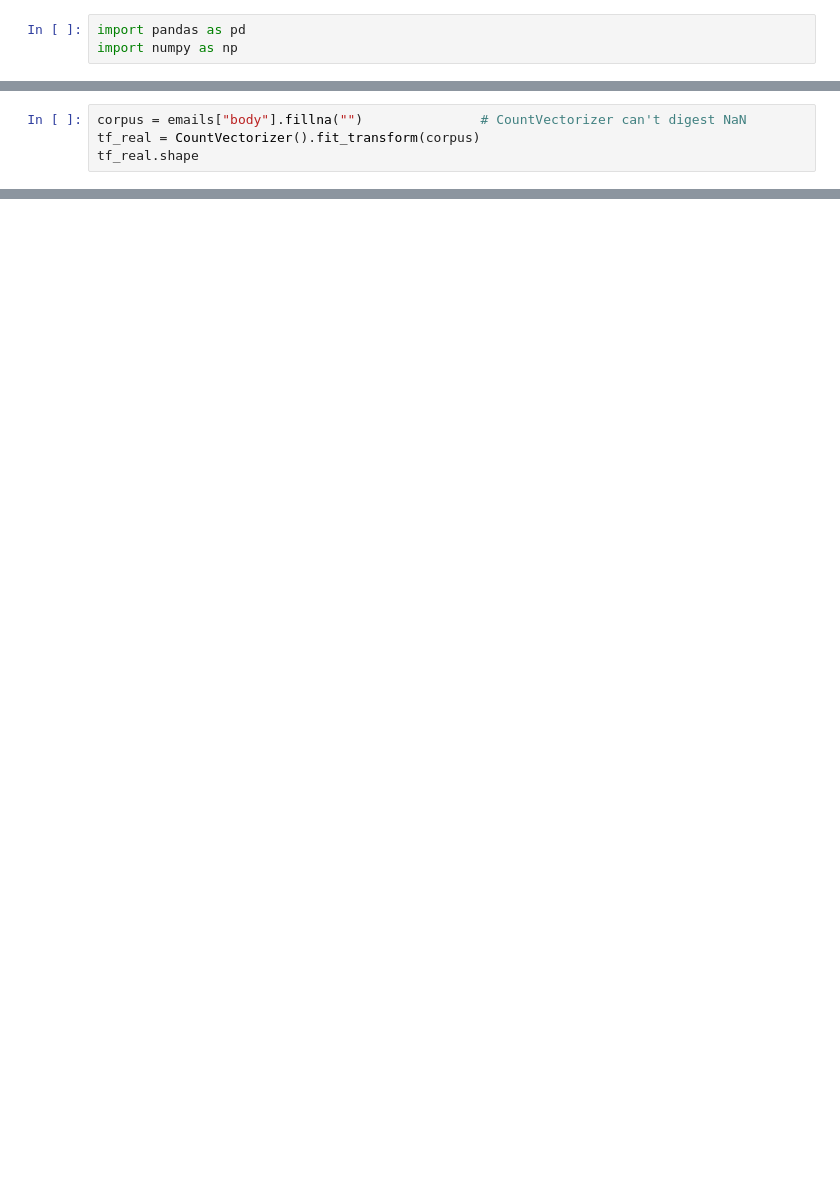
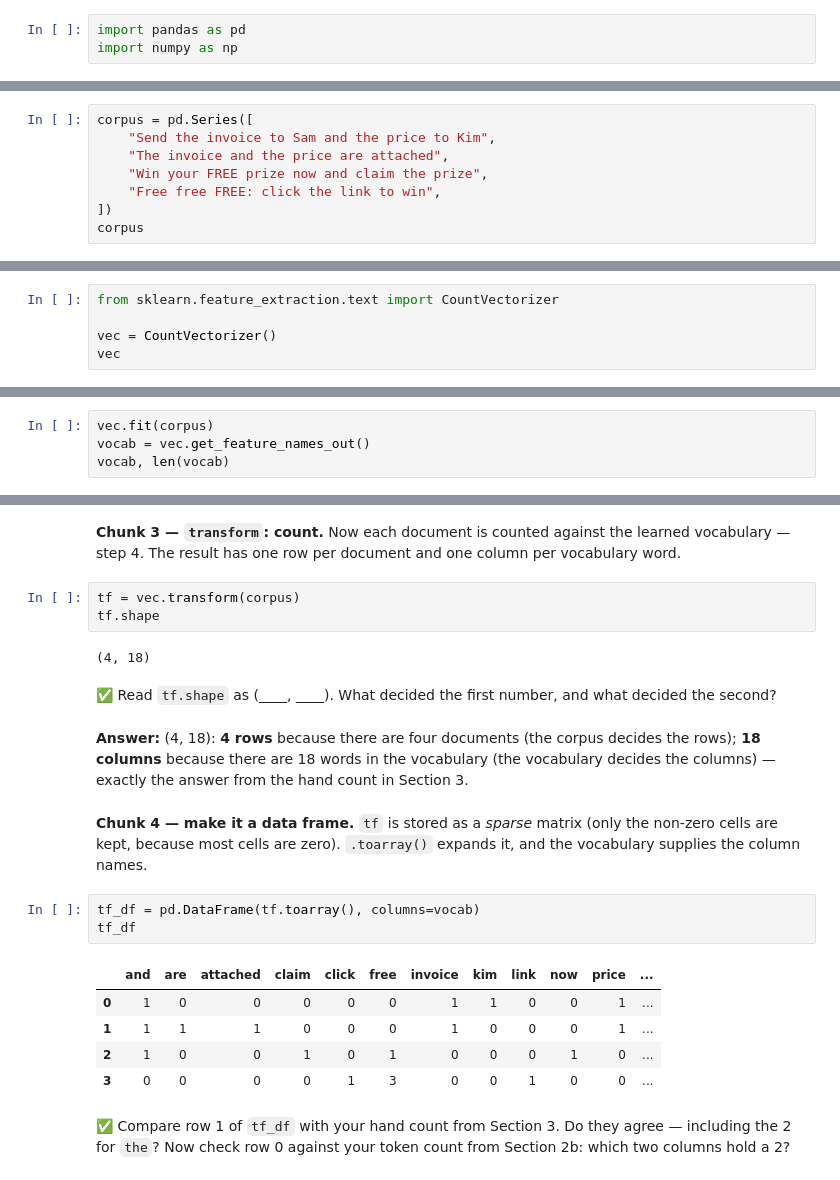
Before and after one commit to gato365/gsb5544_instructor_learn_prep, a Jupyter notebook: assignments/practice_activities/week_4/GSB5544_Topic_4_1_Text_as_Data-solution.ipynb, the cells around one changed output, grey strips where cells are left out. Drawn from its saved outputs; the diff is of its cells as text; blank space fills up the shorter version.

```diff
--- a/assignments/practice_activities/week_4/GSB5544_Topic_4_1_Text_as_Data-solution.ipynb
+++ b/assignments/practice_activities/week_4/GSB5544_Topic_4_1_Text_as_Data-solution.ipynb
@@ -53,0 +32,8 @@ dtype: str
+# %%
+corpus = pd.Series([
+    "Send the invoice to Sam and the price to Kim",
+    "The invoice and the price are attached",
+    "Win your FREE prize now and claim the prize",
+    "Free free FREE: click the link to win",
+])
+corpus
@@ -203,5 +169,6 @@ entries are missing, and `CountVectorizer` refuses `NaN` documents — `.fillna(
 # %%
-corpus = emails["body"].fillna("")               # CountVectorizer can't digest NaN
-tf_real = CountVectorizer().fit_transform(corpus)
-tf_real.shape
+from sklearn.feature_extraction.text import CountVectorizer
+
+vec = CountVectorizer()
+vec
 # %% [output]
@@ -221,0 +180,4 @@ PA 4.1 is on the course site: [https://gato365.github.io/gsb5544_instructor_lear
+# %%
+vec.fit(corpus)
+vocab = vec.get_feature_names_out()
+vocab, len(vocab)
@@ -221,0 +196,31 @@ PA 4.1 is on the course site: [https://gato365.github.io/gsb5544_instructor_lear
+# %% [markdown]
+**Chunk 3 — `transform`: count.** Now each document is counted against the learned vocabulary
+— step 4. The result has one row per document and one column per vocabulary word.
+# %%
+tf = vec.transform(corpus)
+tf.shape
+# %% [output]
+(4, 18)
+# %% [markdown]
+✅ Read `tf.shape` as (____, ____). What decided the first number, and what decided the second?
+# %% [markdown]
+**Answer:** (4, 18): **4 rows** because there are four documents (the corpus decides the rows); **18
+columns** because there are 18 words in the vocabulary (the vocabulary decides the columns) —
+exactly the answer from the hand count in Section 3.
+# %% [markdown]
+**Chunk 4 — make it a data frame.** `tf` is stored as a *sparse* matrix (only the non-zero
+cells are kept, because most cells are zero). `.toarray()` expands it, and the vocabulary
+supplies the column names.
+# %%
+tf_df = pd.DataFrame(tf.toarray(), columns=vocab)
+tf_df
+# %% [output]
+|  | and | are | attached | claim | click | free | invoice | kim | link | now | price | ... |
+| 0 | 1 | 0 | 0 | 0 | 0 | 0 | 1 | 1 | 0 | 0 | 1 | ... |
+| 1 | 1 | 1 | 1 | 0 | 0 | 0 | 1 | 0 | 0 | 0 | 1 | ... |
+| 2 | 1 | 0 | 0 | 1 | 0 | 1 | 0 | 0 | 0 | 1 | 0 | ... |
+| 3 | 0 | 0 | 0 | 0 | 1 | 3 | 0 | 0 | 1 | 0 | 0 | ... |
+# %% [markdown]
+✅ Compare row 1 of `tf_df` with your hand count from Section 3. Do they agree — including
+the 2 for `the`? Now check row 0 against your token count from Section 2b: which two columns
+hold a 2?
```
Also changed, not shown: parts of 94 cells of this notebook, 3 other files.
